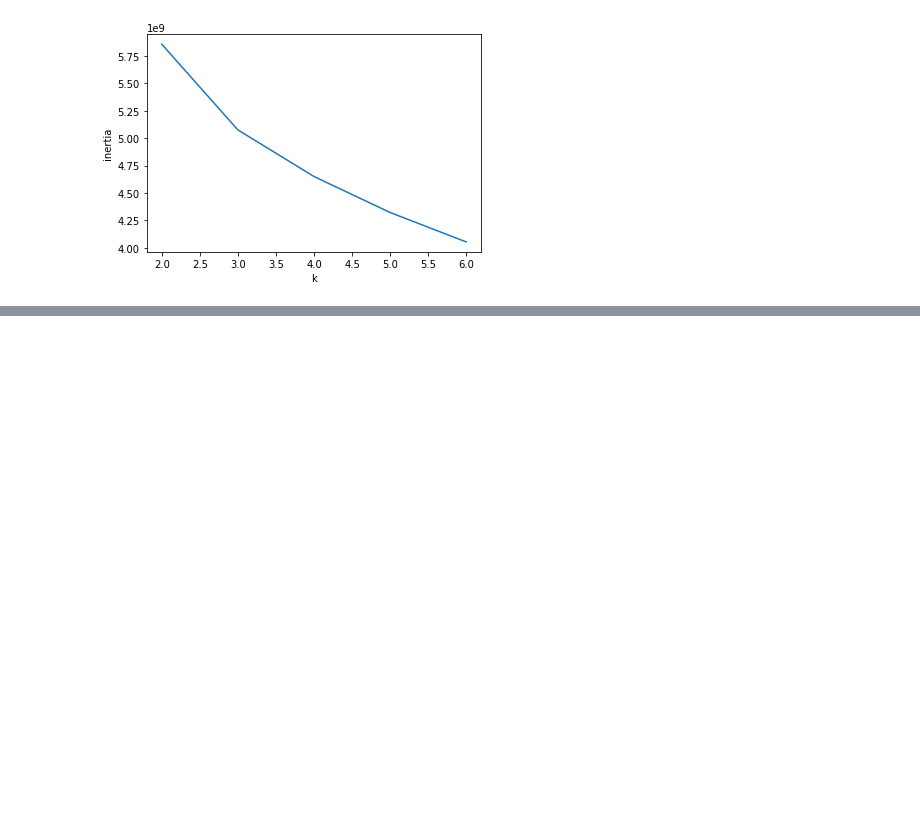
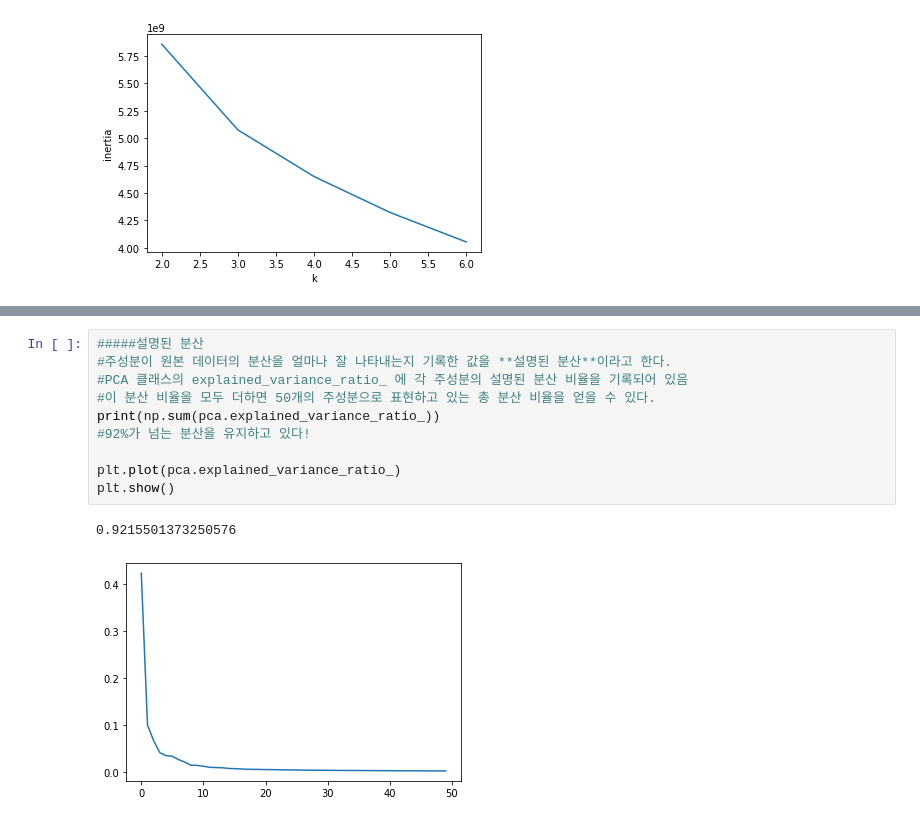
Before and after one commit to CHOOSLA/Self_Studying_of_Machine-Learning_and_Deep-Learning, a Jupyter notebook: Chapter_06.ipynb, the cells around one changed output, grey strips where cells are left out. Cells and saved outputs as stored; diff of their text form; blank space fills up the shorter version.

```diff
--- a/Chapter_06.ipynb
+++ b/Chapter_06.ipynb
@@ -378,0 +426,13 @@ plt.show()
+# %%
+#####설명된 분산
+#주성분이 원본 데이터의 분산을 얼마나 잘 나타내는지 기록한 값을 **설명된 분산**이라고 한다.
+#PCA 클래스의 explained_variance_ratio_ 에 각 주성분의 설명된 분산 비율을 기록되어 있음
+#이 분산 비율을 모두 더하면 50개의 주성분으로 표현하고 있는 총 분산 비율을 얻을 수 있다.
+print(np.sum(pca.explained_variance_ratio_))
+#92%가 넘는 분산을 유지하고 있다!
+
+plt.plot(pca.explained_variance_ratio_)
+plt.show()
+# %% [output]
+0.9215501373250576
+[figure, added]
```
Also changed, not shown: parts of 11 cells of this notebook.
